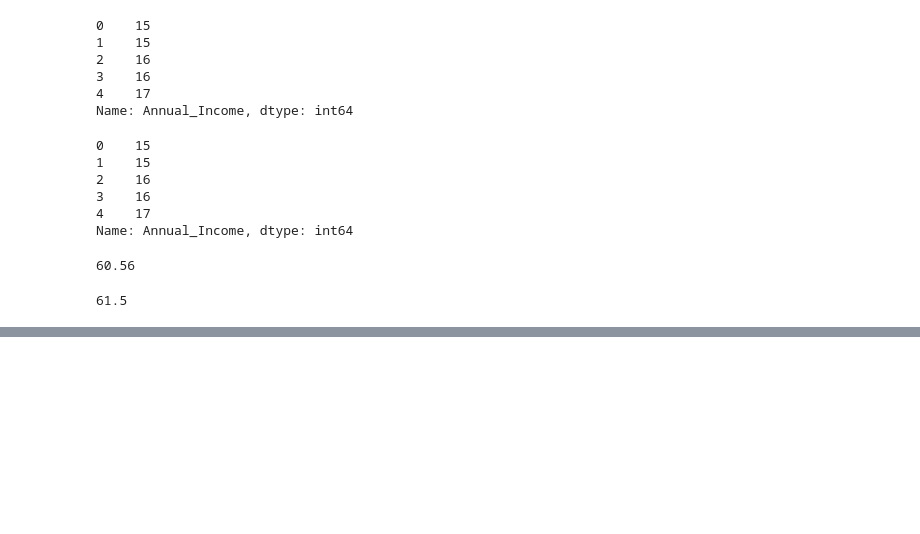
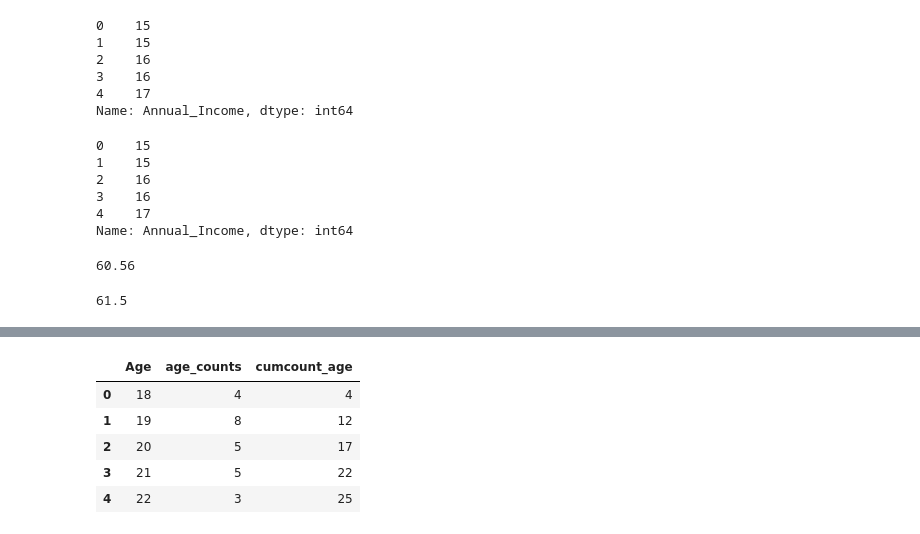
Before and after one commit to mellymillionz/python_notes, a Jupyter notebook: pandas_stats_review.ipynb/pandas_stats_review_lesson1.ipynb, the cells around one changed output, grey strips where cells are left out. Cells and saved outputs as stored; diff of their text form; code cells hidden in the pictures; blank space fills up the shorter version.

```diff
--- a/pandas_stats_review.ipynb/pandas_stats_review_lesson1.ipynb
+++ b/pandas_stats_review.ipynb/pandas_stats_review_lesson1.ipynb
@@ -115,0 +156,11 @@ plt.legend()
+# %%
+#set up new columns for calculating cumulatives
+
+counts = [1] * num_records
+
+income_data['income_counts'] = counts
+age_data['age_counts'] = counts
+# %%
+#sort by ascending for the age column
+age_data = age_data.sort_values('Age')
+age_data.head()
@@ -115,0 +174,5 @@ plt.legend()
+# %%
+#Use the groupby function to see the cumulative counts for each age group!
+
+age_data = age_data.groupby('Age', as_index = False).count()
+age_data.head()
@@ -115,0 +186,12 @@ plt.legend()
+# %%
+#get a cumulative count of the individual counts of ages. This is used to set up the data for visualizations.
+
+age_data['cumcount_age'] = age_data['age_counts'].cumsum()
+age_data.head()
+# %% [output]
+|  | Age | age_counts | cumcount_age |
+| 0 | 18 | 4 | 4 |
+| 1 | 19 | 8 | 12 |
+| 2 | 20 | 5 | 17 |
+| 3 | 21 | 5 | 22 |
+| 4 | 22 | 3 | 25 |
```
Also changed, not shown: parts of 15 cells of this notebook.
